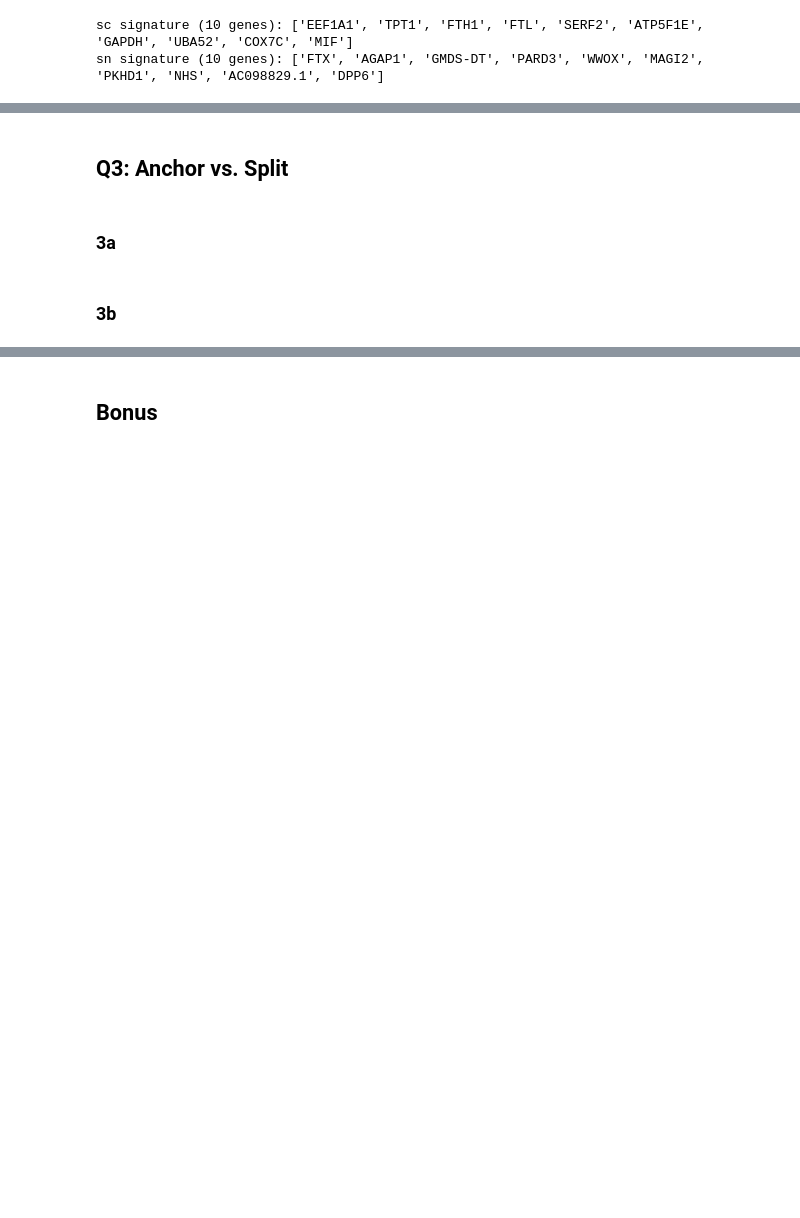
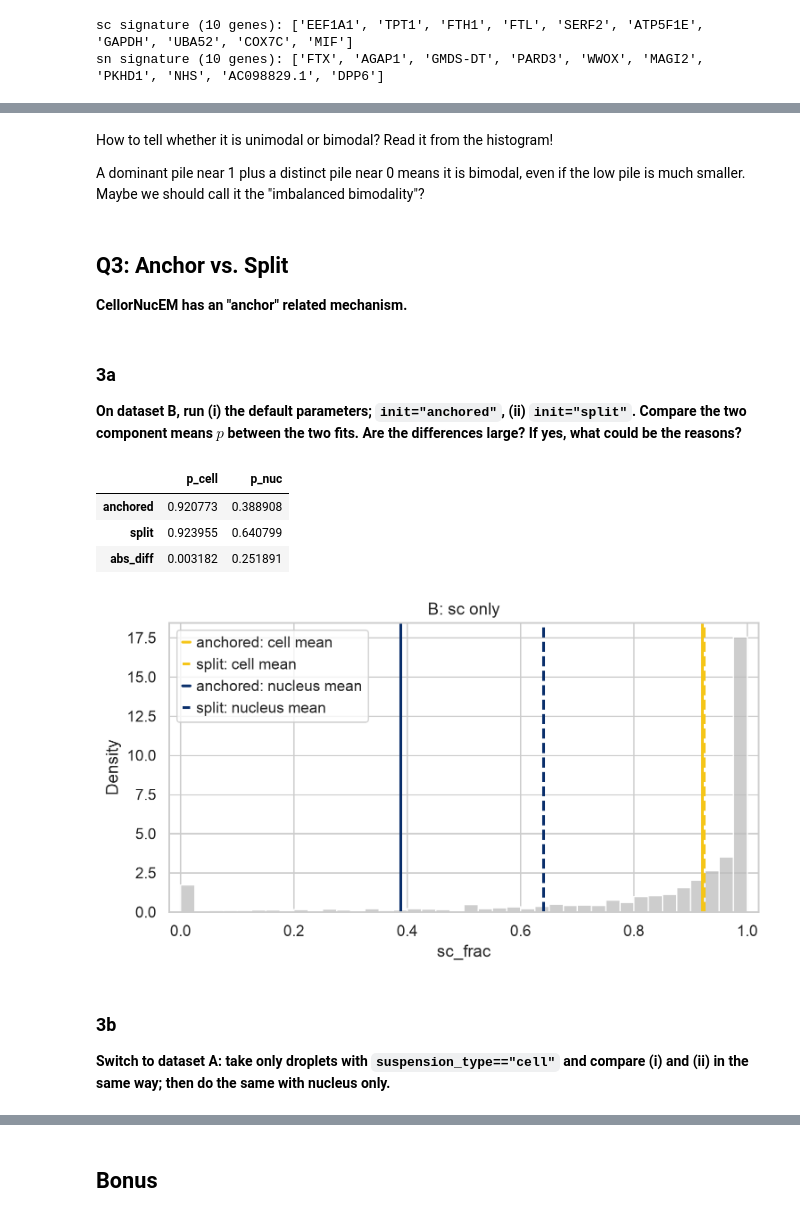
Before and after one commit to UnknownCreature0086/CellorNuc, a Jupyter notebook: notebook/CellorNuc_quiz.ipynb, the cells around one changed output, grey strips where cells are left out. Saved outputs shown, nothing was run; the diff lists cells and outputs as text; code cells hidden in the pictures; blank space fills up the shorter version.

Commit message:
Q1-Q3 reworked on the full dataset

```diff
--- a/notebook/CellorNuc_quiz.ipynb
+++ b/notebook/CellorNuc_quiz.ipynb
@@ -55,6 +294,69 @@ single = sc.read_h5ad(ROOT / "data" / "single_KidneyRaji_sc_full.h5ad")
+# %% [markdown]
+How to tell whether it is unimodal or bimodal? Read it from the histogram!
+
+A dominant pile near 1 plus a distinct pile near 0 means it is bimodal, even if the low pile is much smaller. Maybe we should call it the "imbalanced bimodality"?
 # %% [markdown]
 ## Q3: Anchor vs. Split
+
+**CellorNucEM has an "anchor" related mechanism.**
 # %% [markdown]
 ### 3a
+
+**On dataset B, run (i) the default parameters; `init="anchored"`, (ii) `init="split"`. Compare the two component means $p$ between the two fits. Are the differences large? If yes, what could be the reasons?**
+# %%
+def component_means(adata):
+    fit = adata.uns["modality_em"]["global"]
+    a_cell, b_cell = fit["ab_cell"]
+    a_nuc, b_nuc = fit["ab_nuc"]
+    return pd.Series(
+        {
+            "p_cell": a_cell / (a_cell + b_cell),
+            "p_nuc": a_nuc / (a_nuc + b_nuc),
+        }
+    )
+
+q3a = {}
+for init in ("anchored", "split"):
+    fitted = Scanpyplus.CellorNucEM(
+        single, sc_genes, sn_genes, layer="counts", init=init, copy=True, print_mode=False
+    )
+    q3a[init] = component_means(fitted)
+
+q3a = pd.DataFrame(q3a).T
+q3a.loc["abs_diff"] = (q3a.loc["anchored"] - q3a.loc["split"]).abs()
+q3a
+# %% [output]
+|  | p_cell | p_nuc |
+| anchored | 0.920773 | 0.388908 |
+| split | 0.923955 | 0.640799 |
+| abs_diff | 0.003182 | 0.251891 |
+# %%
+def plot_component_means(sc_frac, means, title):
+    fig, ax = plt.subplots(figsize=(7, 4))
+    sns.histplot(
+        sc_frac.dropna(),
+        bins=np.linspace(0, 1, 41),
+        stat="density",
+        color="#bdbdbd",
+        ax=ax,
+    )
+    ax.axvline(means.loc["anchored", "p_cell"], color="#F5C518", ls="-", lw=2, label="anchored: cell mean")
+    ax.axvline(means.loc["split", "p_cell"], color="#F5C518", ls="--", lw=2, label="split: cell mean")
+    ax.axvline(means.loc["anchored", "p_nuc"], color="#0A2F6B", ls="-", lw=2, label="anchored: nucleus mean")
+    ax.axvline(means.loc["split", "p_nuc"], color="#0A2F6B", ls="--", lw=2, label="split: nucleus mean")
+    ax.set_xlim(-0.02, 1.02)
+    ax.set_xlabel("sc_frac")
+    ax.set_title(title)
+    ax.legend()
+    plt.tight_layout()
+    plt.show()
+
+
+# Same sc_frac for both inits; q2 already computed it on dataset B.
+plot_component_means(q2.obs["sc_frac"], q3a, "B: sc only")
+# %% [output]
+[figure, added]
 # %% [markdown]
 ### 3b
+
+**Switch to dataset A: take only droplets with `suspension_type=="cell"` and compare (i) and (ii) in the same way; then do the same with nucleus only.**
```
Also changed, not shown: parts of 20 cells of this notebook.
